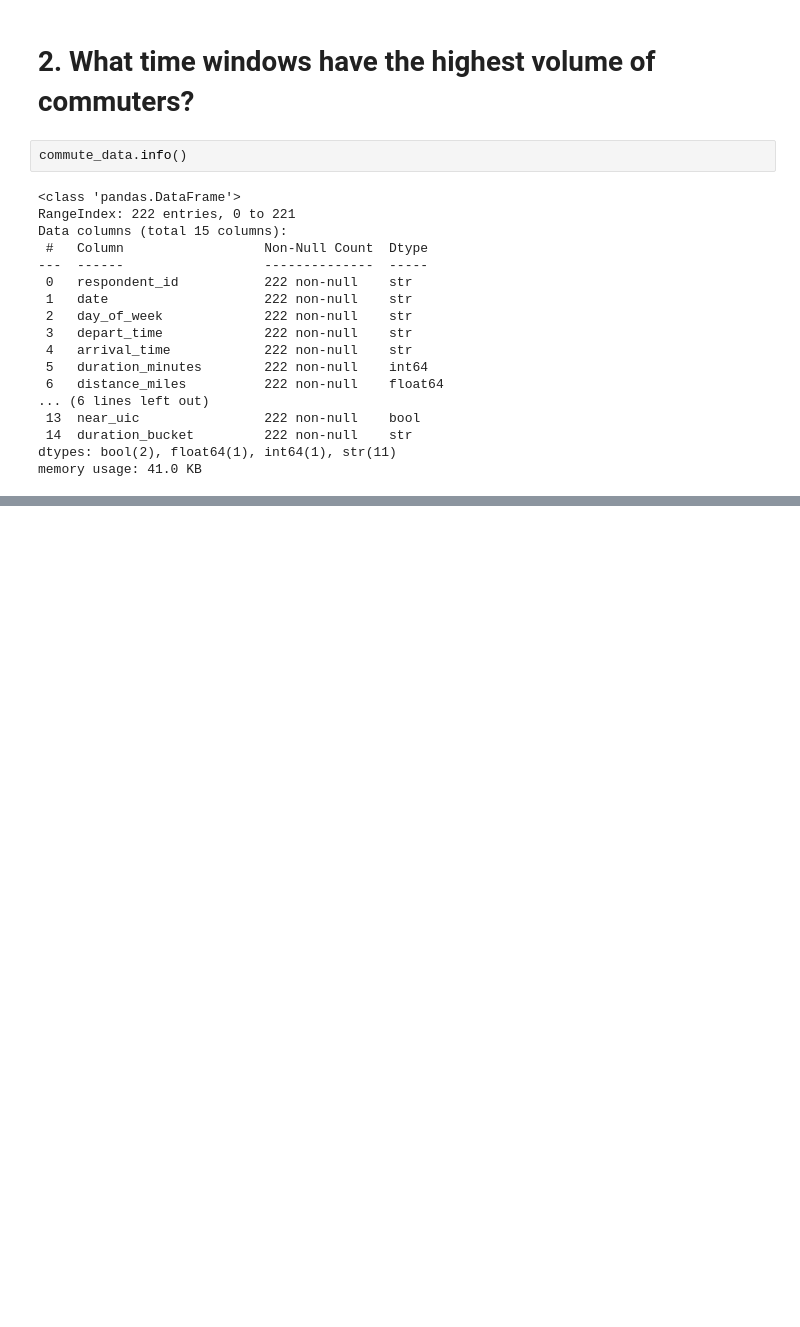
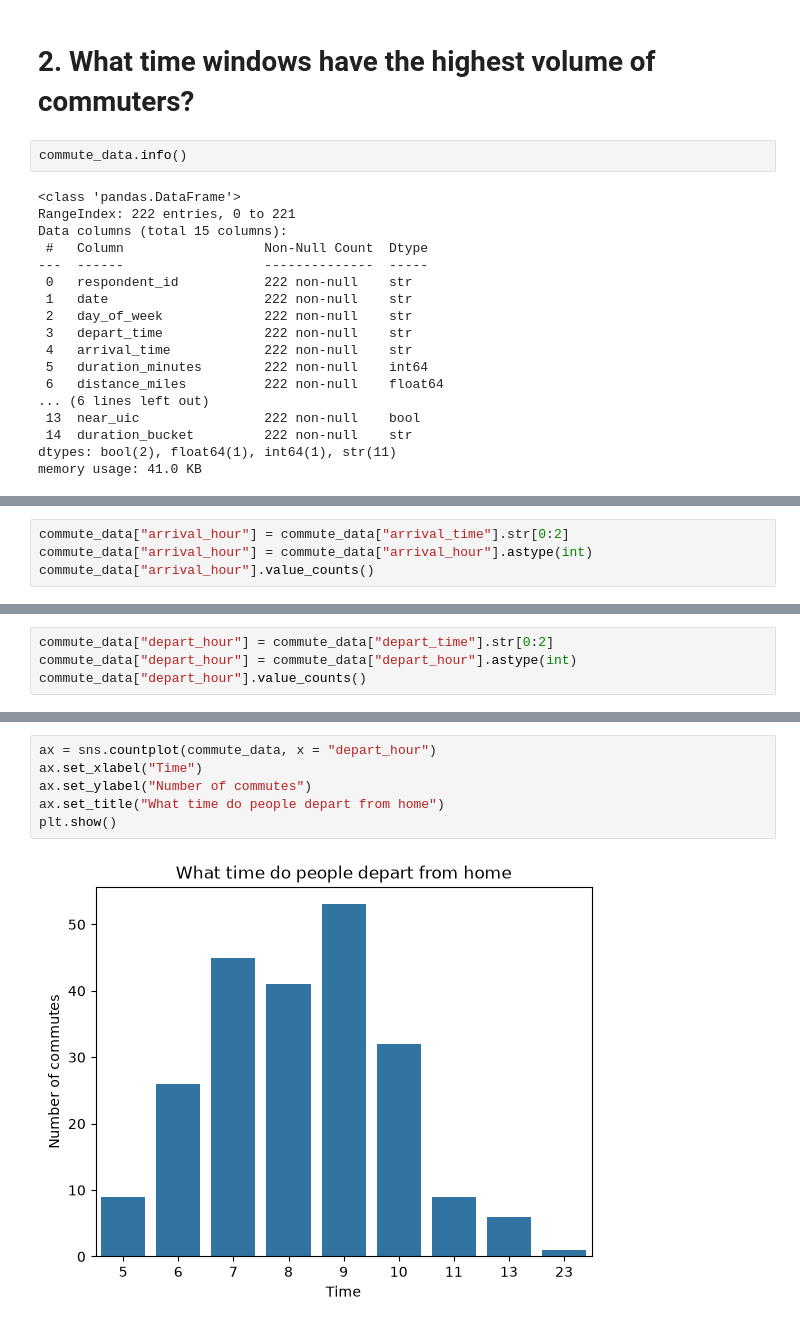
Before and after one commit to syhussein123/CS424-Assignment1, a Jupyter notebook: task3.ipynb, the cells around one changed output, grey strips where cells are left out. Saved outputs shown, nothing was run; the diff lists cells and outputs as text; blank space fills up the shorter version.

```diff
--- a/task3.ipynb
+++ b/task3.ipynb
@@ -126,0 +163,4 @@ memory usage: 41.0 KB
+# %%
+commute_data["arrival_hour"] = commute_data["arrival_time"].str[0:2]
+commute_data["arrival_hour"] = commute_data["arrival_hour"].astype(int)
+commute_data["arrival_hour"].value_counts()
@@ -126,0 +180,4 @@ memory usage: 41.0 KB
+# %%
+commute_data["depart_hour"] = commute_data["depart_time"].str[0:2]
+commute_data["depart_hour"] = commute_data["depart_hour"].astype(int)
+commute_data["depart_hour"].value_counts()
@@ -126,0 +196,8 @@ memory usage: 41.0 KB
+# %%
+ax = sns.countplot(commute_data, x = "depart_hour")
+ax.set_xlabel("Time")
+ax.set_ylabel("Number of commutes")
+ax.set_title("What time do people depart from home")
+plt.show()
+# %% [output]
+[figure, added]
```
Also changed, not shown: parts of 8 cells of this notebook.
